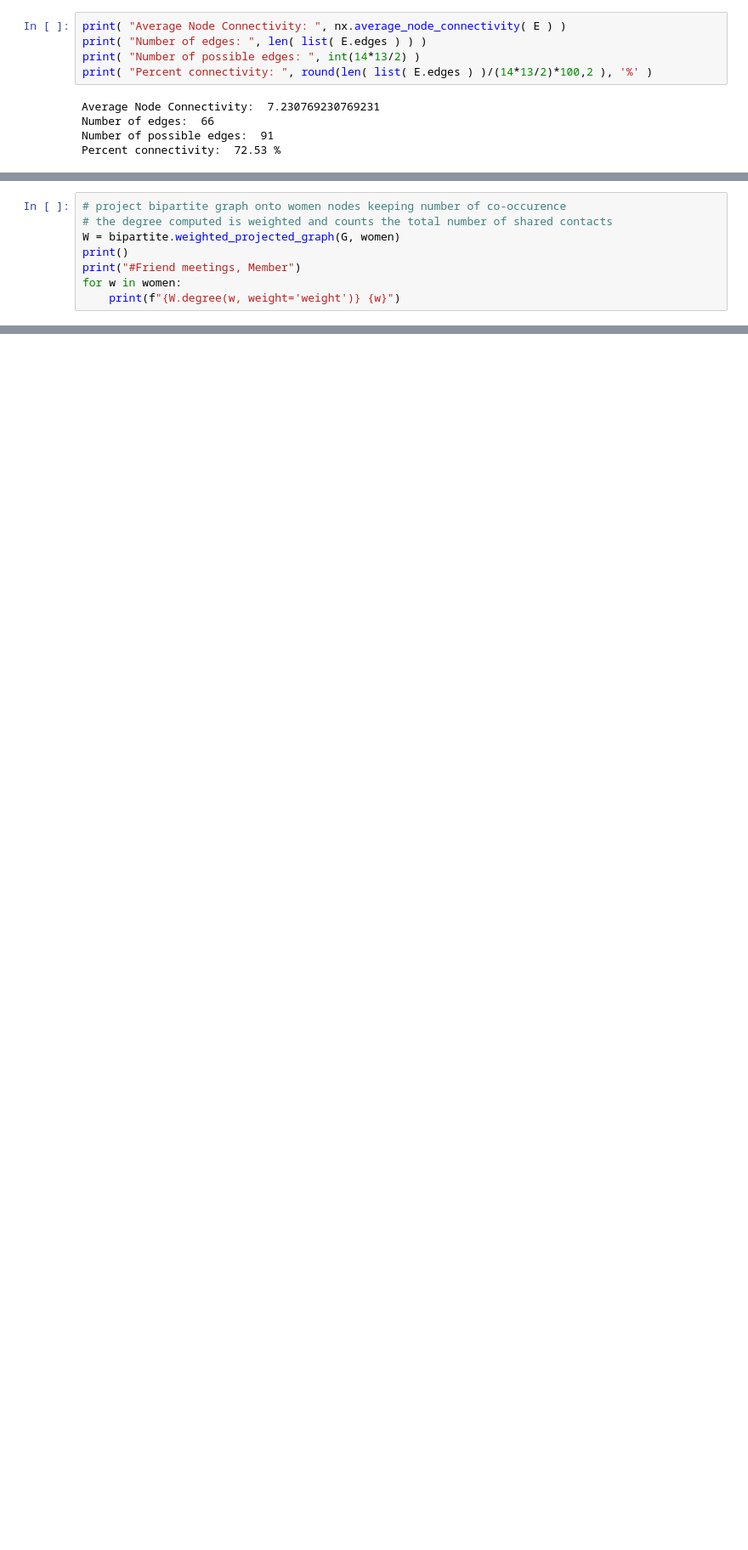
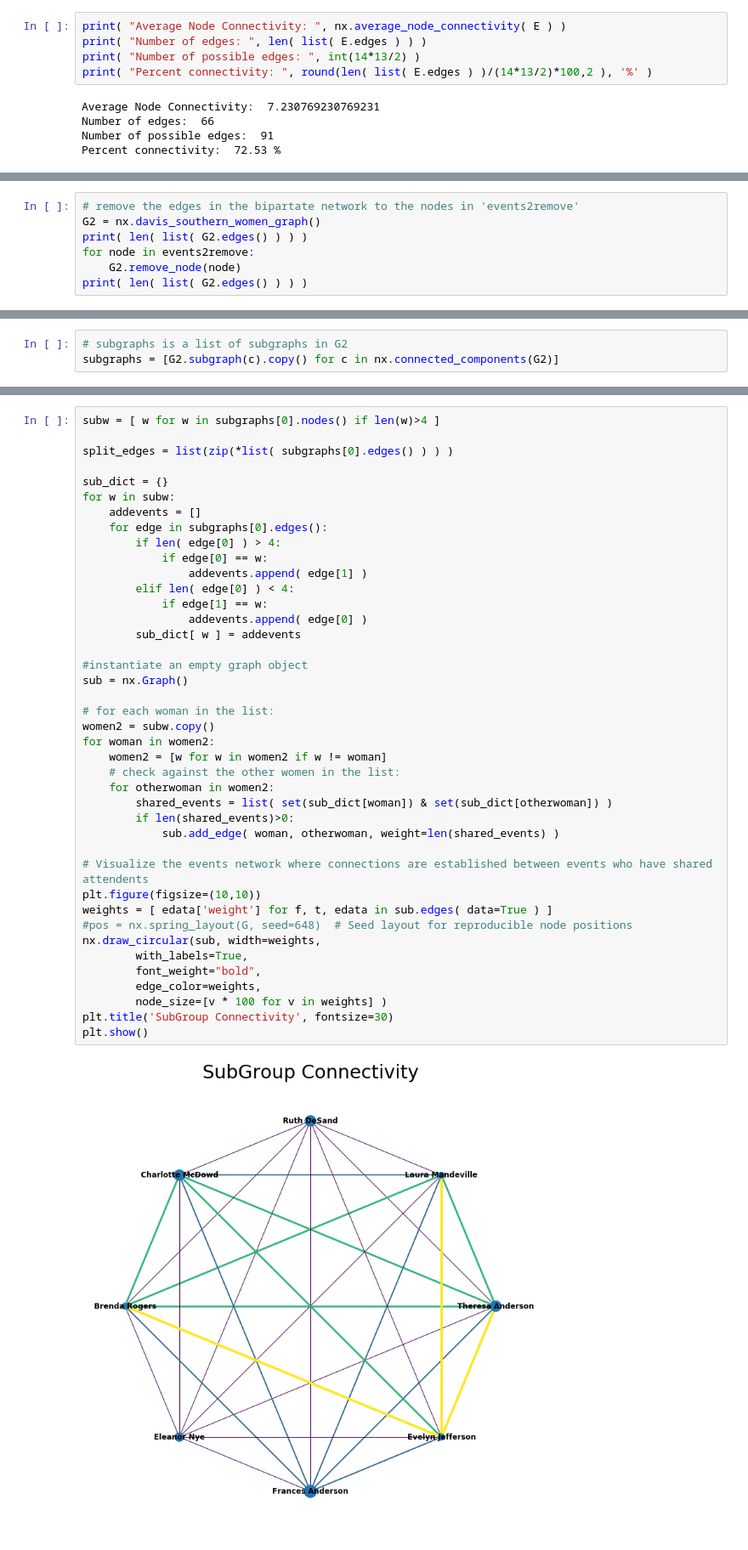
Before and after one commit to SmilodonCub/DATA620, a Jupyter notebook: Week6_Assignment.ipynb, the cells around one changed output, grey strips where cells are left out. Shown at 85% size. Cells and saved outputs as stored; diff of their text form; blank space fills up the shorter version.

```diff
--- a/Week6_Assignment.ipynb
+++ b/Week6_Assignment.ipynb
@@ -237,8 +210,0 @@ for w in women:
-# %%
-# project bipartite graph onto women nodes keeping number of co-occurence
-# the degree computed is weighted and counts the total number of shared contacts
-W = bipartite.weighted_projected_graph(G, women)
-print()
-print("#Friend meetings, Member")
-for w in women:
-    print(f"{W.degree(w, weight='weight')} {w}")
@@ -270,0 +232,7 @@ plt.show()
+# %%
+# remove the edges in the bipartate network to the nodes in 'events2remove'
+G2 = nx.davis_southern_women_graph()
+print( len( list( G2.edges() ) ) )
+for node in events2remove:
+    G2.remove_node(node)
+print( len( list( G2.edges() ) ) )
@@ -270,0 +266,3 @@ plt.show()
+# %%
+# subgraphs is a list of subgraphs in G2
+subgraphs = [G2.subgraph(c).copy() for c in nx.connected_components(G2)]
@@ -270,0 +273,43 @@ plt.show()
+# %%
+subw = [ w for w in subgraphs[0].nodes() if len(w)>4 ]
+
+split_edges = list(zip(*list( subgraphs[0].edges() ) ) )
+
+sub_dict = {}
+for w in subw:
+    addevents = []
+    for edge in subgraphs[0].edges():
+        if len( edge[0] ) > 4:
+            if edge[0] == w:
+                addevents.append( edge[1] )
+        elif len( edge[0] ) < 4:
+            if edge[1] == w:
+                addevents.append( edge[0] )
+        sub_dict[ w ] = addevents
+
+#instantiate an empty graph object
+sub = nx.Graph()
+
+# for each woman in the list:
+women2 = subw.copy()
+for woman in women2:
+    women2 = [w for w in women2 if w != woman]
+    # check against the other women in the list:
+    for otherwoman in women2:
+        shared_events = list( set(sub_dict[woman]) & set(sub_dict[otherwoman]) )
+        if len(shared_events)>0:
+            sub.add_edge( woman, otherwoman, weight=len(shared_events) )
+
+# Visualize the events network where connections are established between events who have shared attendents
+plt.figure(figsize=(10,10))
+weights = [ edata['weight'] for f, t, edata in sub.edges( data=True ) ]
+#pos = nx.spring_layout(G, seed=648)  # Seed layout for reproducible node positions
+nx.draw_circular(sub, width=weights,
+        with_labels=True,
+        font_weight="bold",
+        edge_color=weights,
+        node_size=[v * 100 for v in weights] )
+plt.title('SubGroup Connectivity', fontsize=30)
+plt.show()
+# %% [output]
+[figure, added]
```
Also changed, not shown: parts of 34 cells of this notebook.
